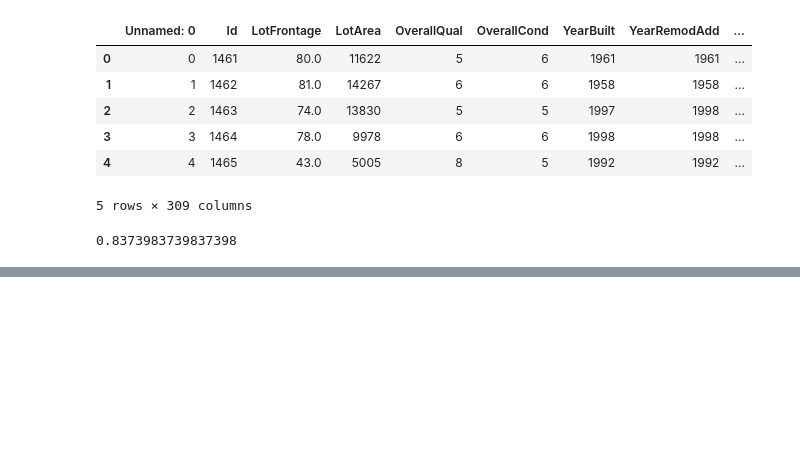
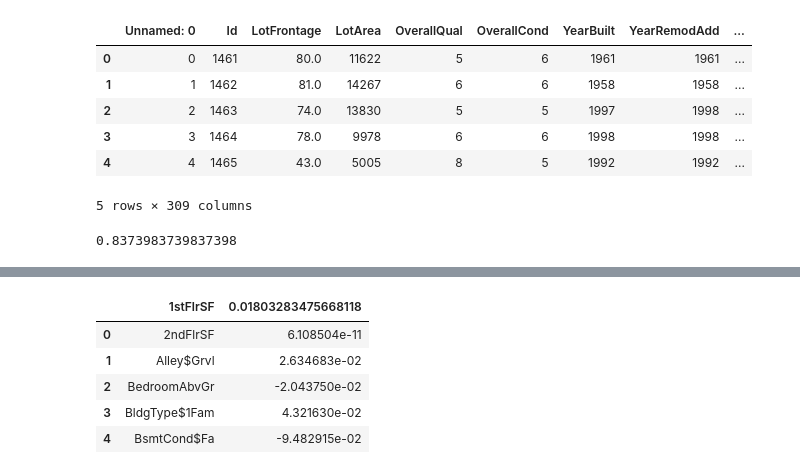
Before and after one commit to tdeason416/ds6371_group, a Jupyter notebook: Kaggalize.ipynb, the cells around one changed output, grey strips where cells are left out. Drawn from its saved outputs; the diff is of its cells as text; code cells hidden in the pictures; blank space fills up the shorter version.

```diff
--- a/Kaggalize.ipynb
+++ b/Kaggalize.ipynb
@@ -156,0 +209,9 @@ cust_predictions.to_csv('data/custom_predictions.csv')
+# %%
+deason_params.head()
+# %% [output]
+|  | 1stFlrSF | 0.01803283475668118 |
+| 0 | 2ndFlrSF | 6.108504e-11 |
+| 1 | Alley$Grvl | 2.634683e-02 |
+| 2 | BedroomAbvGr | -2.043750e-02 |
+| 3 | BldgType$1Fam | 4.321630e-02 |
+| 4 | BsmtCond$Fa | -9.482915e-02 |
```
Also changed, not shown: parts of 23 cells of this notebook, 7 other files.
